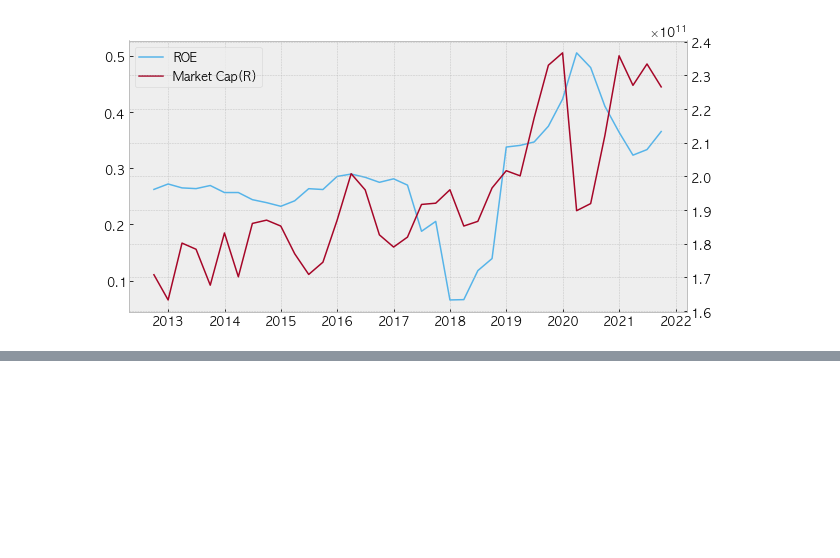
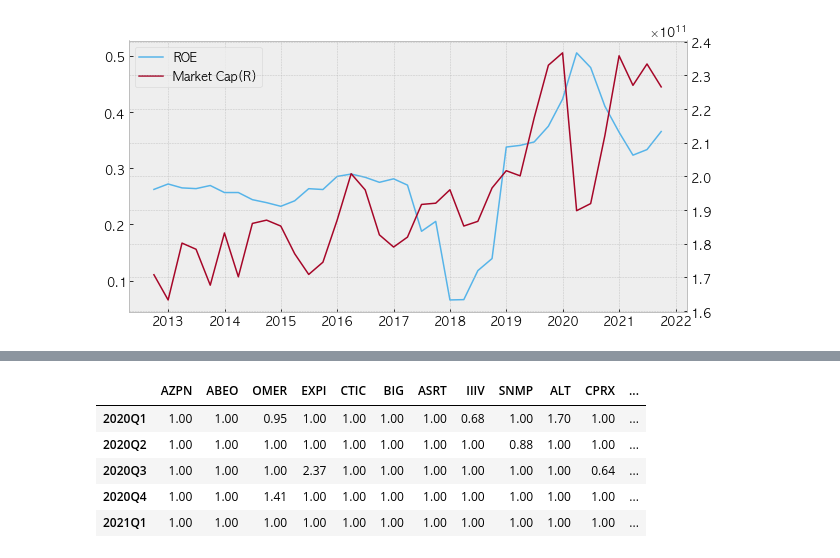
Before and after one commit to snoop2head/finterstellar-study, a Jupyter notebook: ch7_1.ipynb, the cells around one changed output, grey strips where cells are left out. Saved outputs shown, nothing was run; the diff lists cells and outputs as text; code cells hidden in the pictures; blank space fills up the shorter version.

```diff
--- a/ch7_1.ipynb
+++ b/ch7_1.ipynb
@@ -190,0 +246,9 @@ df # check for tickers and signals: 1 means holding, less than 1 is to reduce pr
+# %%
+df_per_gpa.tail()
+# %% [output]
+|  | AZPN | ABEO | OMER | EXPI | CTIC | BIG | ASRT | IIIV | SNMP | ALT | CPRX | ... |
+| 2020Q1 | 1.00 | 1.00 | 0.95 | 1.00 | 1.00 | 1.00 | 1.00 | 0.68 | 1.00 | 1.70 | 1.00 | ... |
+| 2020Q2 | 1.00 | 1.00 | 1.00 | 1.00 | 1.00 | 1.00 | 1.00 | 1.00 | 0.88 | 1.00 | 1.00 | ... |
+| 2020Q3 | 1.00 | 1.00 | 1.00 | 2.37 | 1.00 | 1.00 | 1.00 | 1.00 | 1.00 | 1.00 | 0.64 | ... |
+| 2020Q4 | 1.00 | 1.00 | 1.41 | 1.00 | 1.00 | 1.00 | 1.00 | 1.00 | 1.00 | 1.00 | 1.00 | ... |
+| 2021Q1 | 1.00 | 1.00 | 1.00 | 1.00 | 1.00 | 1.00 | 1.00 | 1.00 | 1.00 | 1.00 | 1.00 | ... |
```
Also changed, not shown: parts of 12 cells of this notebook.
